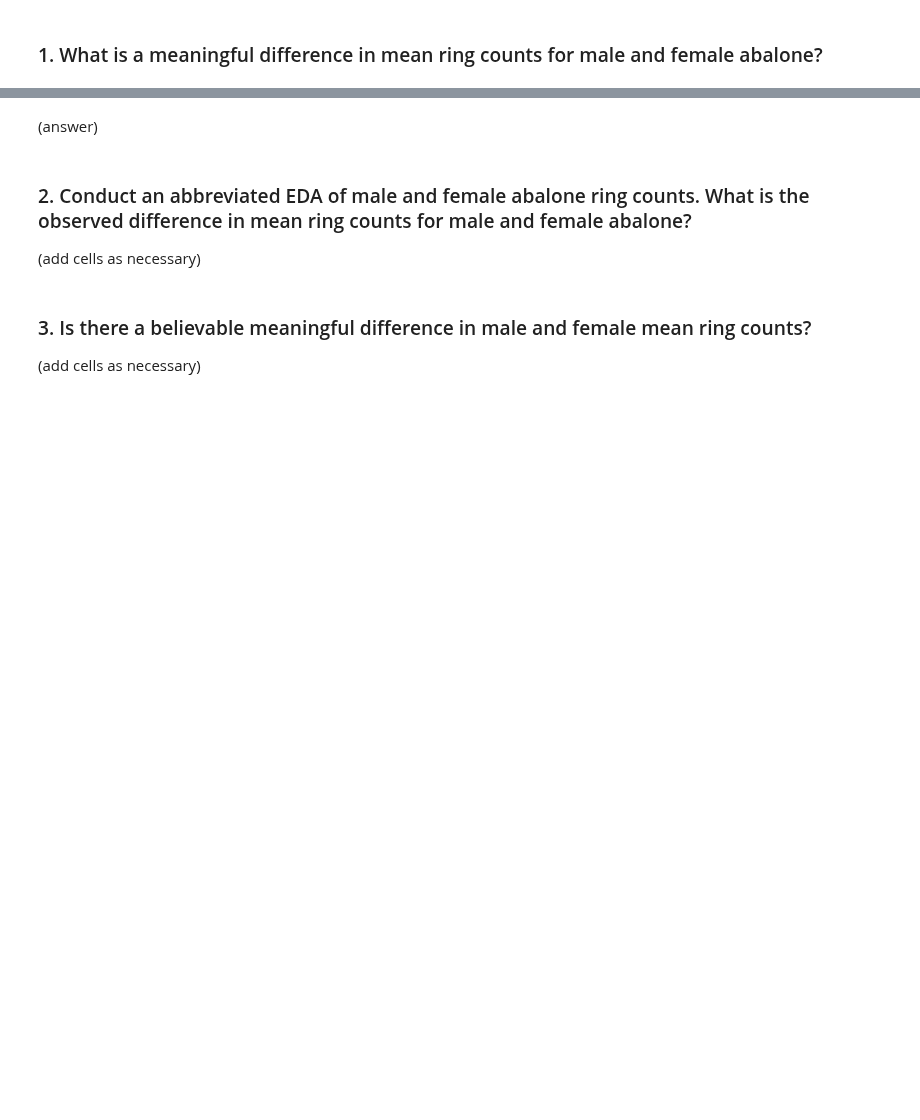
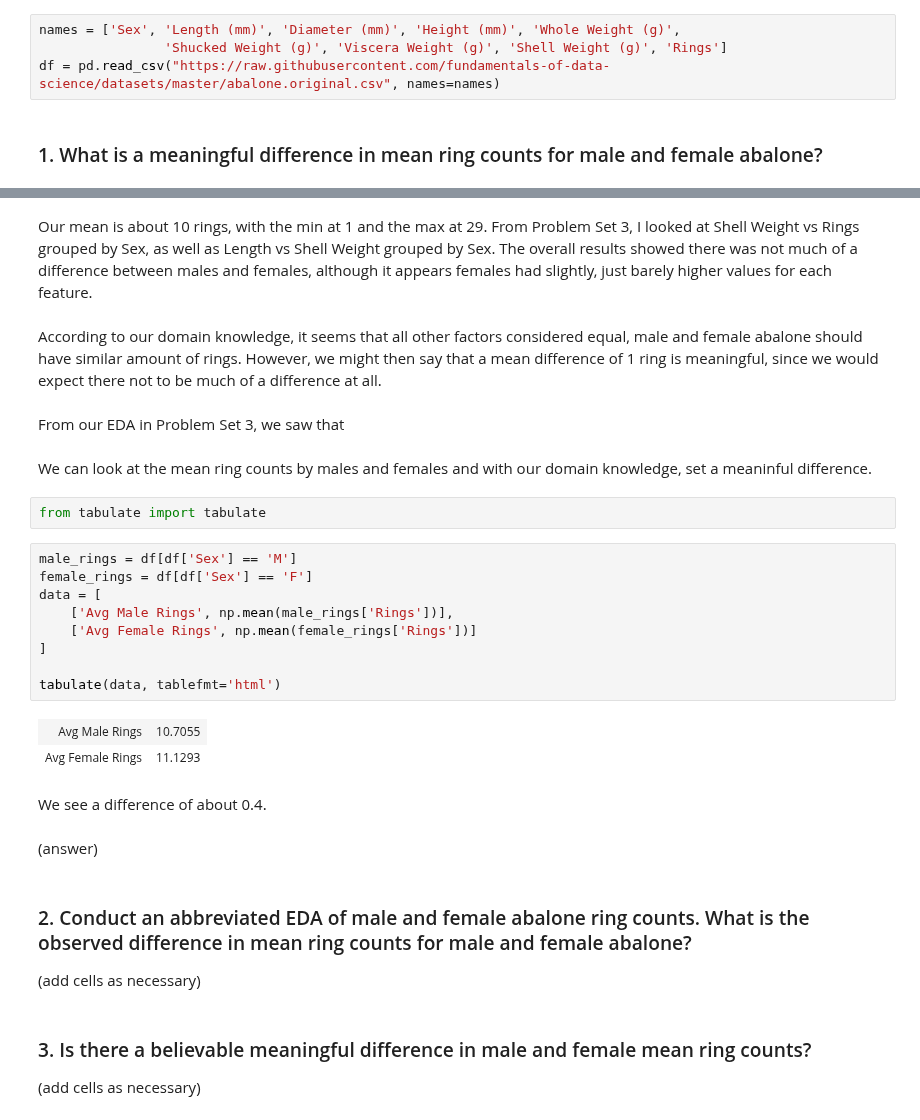
Before and after one commit to ansaridan/jhu-data-engineering-team-5, a Jupyter notebook: Problem_Set_4/Jhirsc21.ipynb, the cells around one changed output, grey strips where cells are left out. Drawn from its saved outputs; the diff is of its cells as text; blank space fills up the shorter version.

```diff
--- a/Problem_Set_4/Jhirsc21.ipynb
+++ b/Problem_Set_4/Jhirsc21.ipynb
@@ -471,5 +471,9 @@ We're likely to see a person spend 3.3 more minutes per week or more on the webs
 In Problem Set 3, we looked at a dataset for abalone. For this problem, we're going to extend that EDA analysis from what was interesting/meaningful to see
 # %%
 df = pd.read_csv("https://raw.githubusercontent.com/fundamentals-of-data-science/datasets/master/abalone.original.csv")
+# %%
+names = ['Sex', 'Length (mm)', 'Diameter (mm)', 'Height (mm)', 'Whole Weight (g)',
+                'Shucked Weight (g)', 'Viscera Weight (g)', 'Shell Weight (g)', 'Rings']
+df = pd.read_csv("https://raw.githubusercontent.com/fundamentals-of-data-science/datasets/master/abalone.original.csv", names=names)
 # %% [markdown]
 ### 1. What is a meaningful difference in mean ring counts for male and female abalone?
@@ -476,3 +496,27 @@ df = pd.read_csv("https://raw.githubusercontent.com/fundamentals-of-data-science
+# %% [markdown]
+Our mean is about 10 rings, with the min at 1 and the max at 29. From Problem Set 3, I looked at Shell Weight vs Rings grouped by Sex, as well as Length vs Shell Weight grouped by Sex. The overall results showed there was not much of a difference between males and females, although it appears females had slightly, just barely higher values for each feature.
+# %% [markdown]
+According to our domain knowledge, it seems that all other factors considered equal, male and female abalone should have similar amount of rings. However, we might then say that a mean difference of 1 ring is meaningful, since we would expect there not to be much of a difference at all.
+# %% [markdown]
+From our EDA in Problem Set 3, we saw that
+# %% [markdown]
+We can look at the mean ring counts by males and females and with our domain knowledge, set a meaninful difference.
+# %%
+from tabulate import tabulate
+# %%
+male_rings = df[df['Sex'] == 'M']
+female_rings = df[df['Sex'] == 'F']
+data = [
+    ['Avg Male Rings', np.mean(male_rings['Rings'])],
+    ['Avg Female Rings', np.mean(female_rings['Rings'])]
+]
+
+tabulate(data, tablefmt='html')
+# %% [output]
+| Avg Male Rings | 10.7055 |
+| Avg Female Rings | 11.1293 |
+# %% [markdown]
+We see a difference of about 0.4.
 # %% [markdown]
 (answer)
 # %% [markdown]
```
Also changed, not shown: parts of 3 cells of this notebook.
